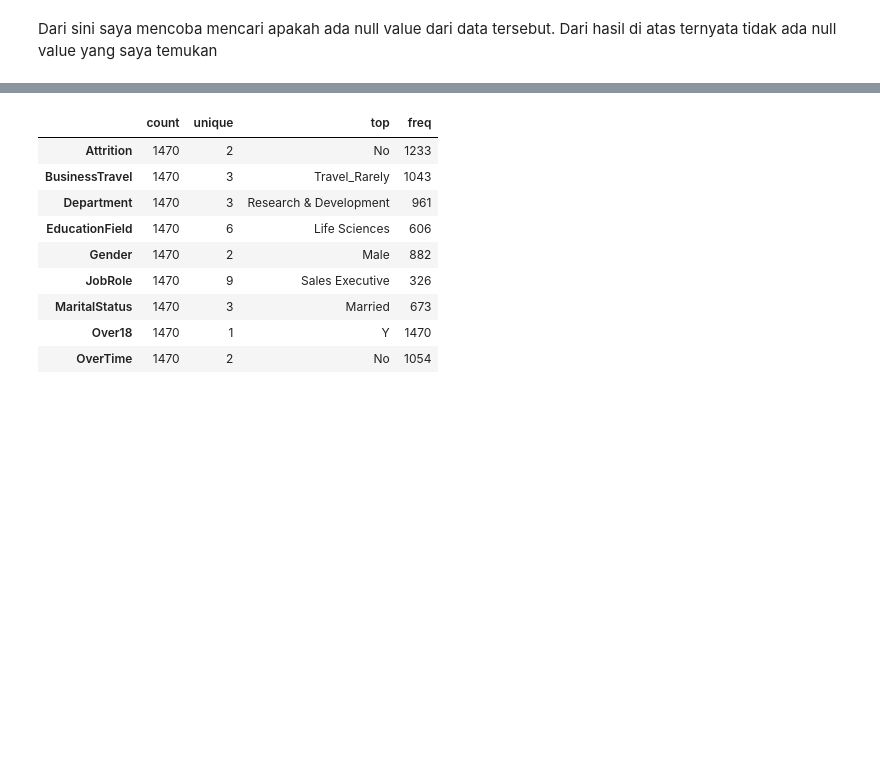
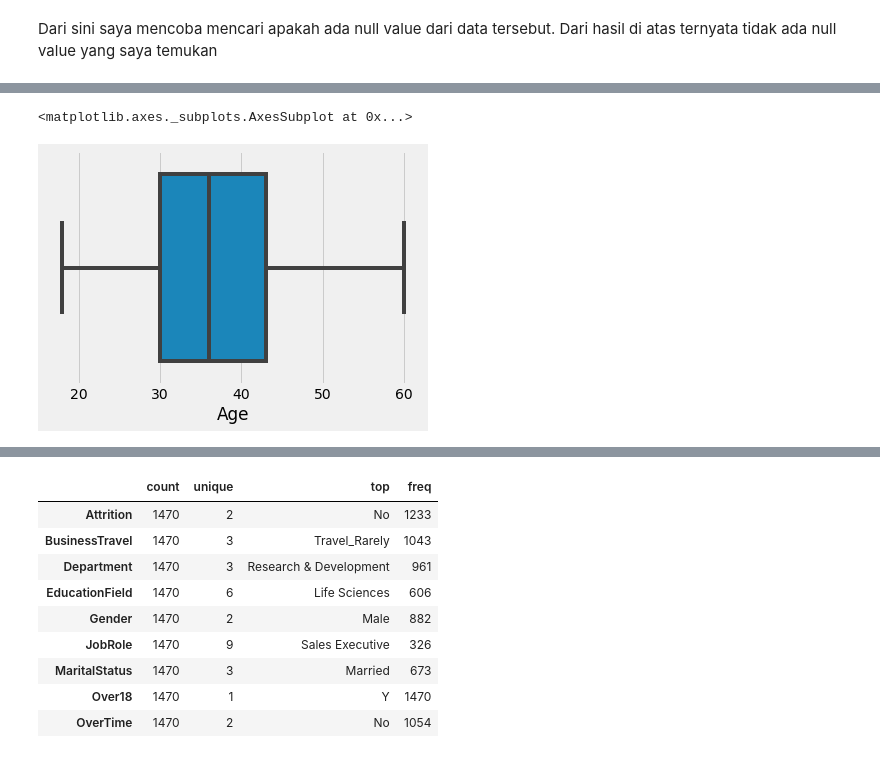
Before and after one commit to rizkiluthfan/final_project, a Jupyter notebook: Final Project (Analytics Employee Attrition)(Cleaning & EDA).ipynb, the cells around one changed output, grey strips where cells are left out. Saved outputs shown, nothing was run; the diff lists cells and outputs as text; code cells hidden in the pictures; blank space fills up the shorter version.

```diff
--- a/Final Project (Analytics Employee Attrition)(Cleaning & EDA).ipynb
+++ b/Final Project (Analytics Employee Attrition)(Cleaning & EDA).ipynb
@@ -151,0 +207,5 @@ df.describe().T
+# %%
+sns.boxplot(x = df['Age'])
+# %% [output]
+<matplotlib.axes._subplots.AxesSubplot at 0x...>
+[figure, added]
```
Also changed, not shown: parts of 33 cells of this notebook, 5 other files.
